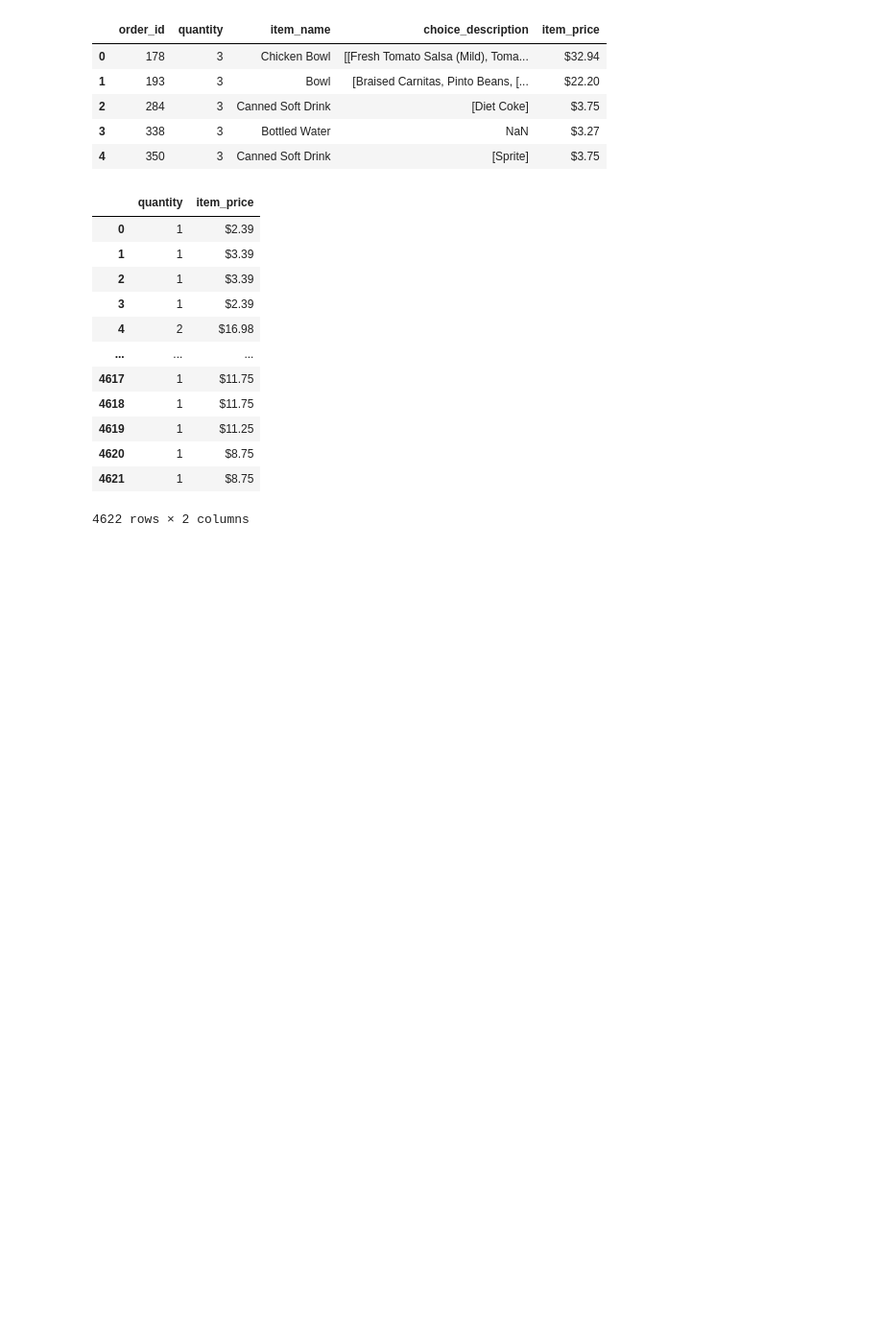
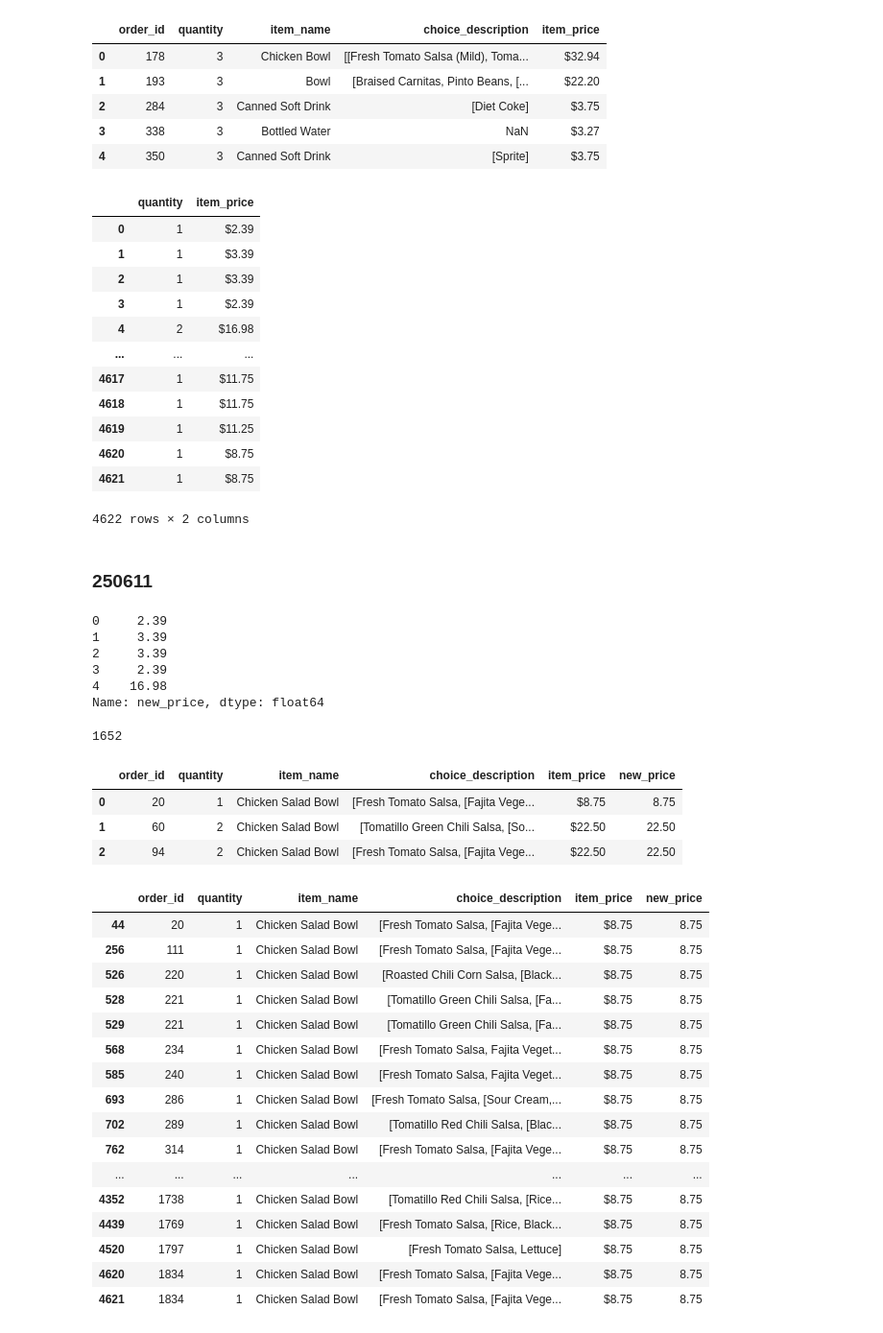
Before and after one commit to 2ffect/DevStudy, a Jupyter notebook: DA/pandas.ipynb, the cells around one changed output. Shown: that part at 96% size. Drawn from its saved outputs; the diff is of its cells as text; code cells hidden in the pictures; blank space fills up the shorter version.

```diff
--- a/DA/pandas.ipynb
+++ b/DA/pandas.ipynb
@@ -313,0 +314,52 @@ Ans
+# %% [markdown]
+### 250611
+# %%
+# 24. item_price 컬럼의 달러 표시 제거 후 float 타입으로 new_price 컬럼에 저장
+
+df['new_price'] = df['item_price'].str[1:].astype('float')
+Ans = df['new_price'].head()
+Ans
+# %% [output]
+0     2.39
+1     3.39
+2     3.39
+3     2.39
+4    16.98
+Name: new_price, dtype: float64
+# %%
+# 25. new_price 컬럼에서 5 이하의 값을 가지는 데이터 프레임을 추출하고 전체 갯수
+Ans = len(df[df['new_price'] <= 5])
+Ans
+# %% [output]
+1652
+# %%
+# 26. item_name 명이 Chicken Salad Bowl 인 데이터를 추출 후 index 값을 초기화 하여 출력
+Ans = df[df['item_name']=='Chicken Salad Bowl'].reset_index(drop=True)
+Ans.head(3)
+# %% [output]
+|  | order_id | quantity | item_name | choice_description | item_price | new_price |
+| 0 | 20 | 1 | Chicken Salad Bowl | [Fresh Tomato Salsa, [Fajita Vege... | $8.75 | 8.75 |
+| 1 | 60 | 2 | Chicken Salad Bowl | [Tomatillo Green Chili Salsa, [So... | $22.50 | 22.50 |
+| 2 | 94 | 2 | Chicken Salad Bowl | [Fresh Tomato Salsa, [Fajita Vege... | $22.50 | 22.50 |
+# %%
+# 27. new_price 가 9 이하이고 item_name이 Chicken Salad Bowl인 데이터 출력
+Ans = df[(df['new_price'] <= 9) & (df['item_name'] == 'Chicken Salad Bowl')]
+Ans
+# %% [output]
+|  | order_id | quantity | item_name | choice_description | item_price | new_price |
+| 44 | 20 | 1 | Chicken Salad Bowl | [Fresh Tomato Salsa, [Fajita Vege... | $8.75 | 8.75 |
+| 256 | 111 | 1 | Chicken Salad Bowl | [Fresh Tomato Salsa, [Fajita Vege... | $8.75 | 8.75 |
+| 526 | 220 | 1 | Chicken Salad Bowl | [Roasted Chili Corn Salsa, [Black... | $8.75 | 8.75 |
+| 528 | 221 | 1 | Chicken Salad Bowl | [Tomatillo Green Chili Salsa, [Fa... | $8.75 | 8.75 |
+| 529 | 221 | 1 | Chicken Salad Bowl | [Tomatillo Green Chili Salsa, [Fa... | $8.75 | 8.75 |
+| 568 | 234 | 1 | Chicken Salad Bowl | [Fresh Tomato Salsa, Fajita Veget... | $8.75 | 8.75 |
+| 585 | 240 | 1 | Chicken Salad Bowl | [Fresh Tomato Salsa, Fajita Veget... | $8.75 | 8.75 |
+| 693 | 286 | 1 | Chicken Salad Bowl | [Fresh Tomato Salsa, [Sour Cream,... | $8.75 | 8.75 |
+| 702 | 289 | 1 | Chicken Salad Bowl | [Tomatillo Red Chili Salsa, [Blac... | $8.75 | 8.75 |
+| 762 | 314 | 1 | Chicken Salad Bowl | [Fresh Tomato Salsa, [Fajita Vege... | $8.75 | 8.75 |
+| ... | ... | ... | ... | ... | ... | ... |
+| 4352 | 1738 | 1 | Chicken Salad Bowl | [Tomatillo Red Chili Salsa, [Rice... | $8.75 | 8.75 |
+| 4439 | 1769 | 1 | Chicken Salad Bowl | [Fresh Tomato Salsa, [Rice, Black... | $8.75 | 8.75 |
+| 4520 | 1797 | 1 | Chicken Salad Bowl | [Fresh Tomato Salsa, Lettuce] | $8.75 | 8.75 |
+| 4620 | 1834 | 1 | Chicken Salad Bowl | [Fresh Tomato Salsa, [Fajita Vege... | $8.75 | 8.75 |
+| 4621 | 1834 | 1 | Chicken Salad Bowl | [Fresh Tomato Salsa, [Fajita Vege... | $8.75 | 8.75 |
```
Also changed, not shown: parts of 24 cells of this notebook.
